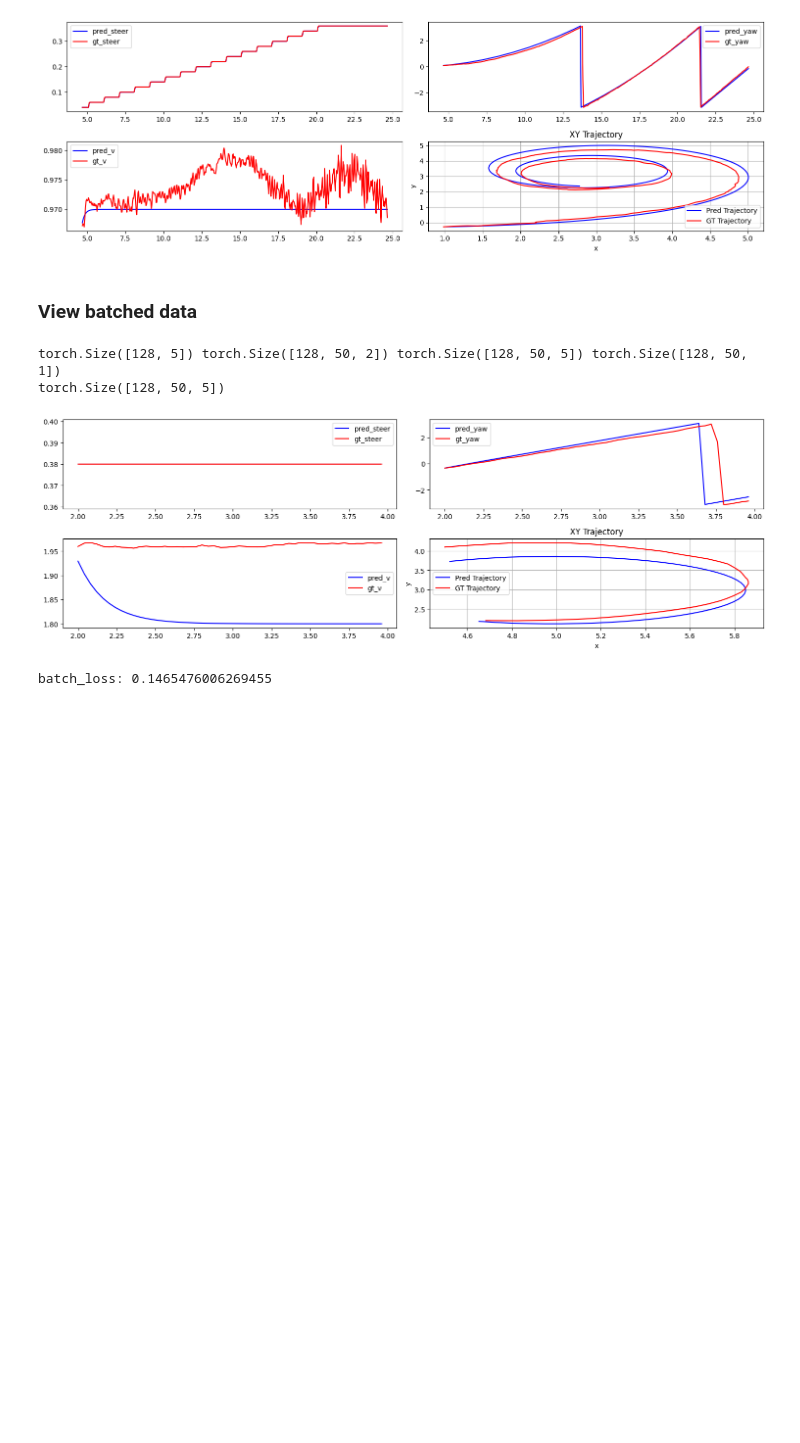
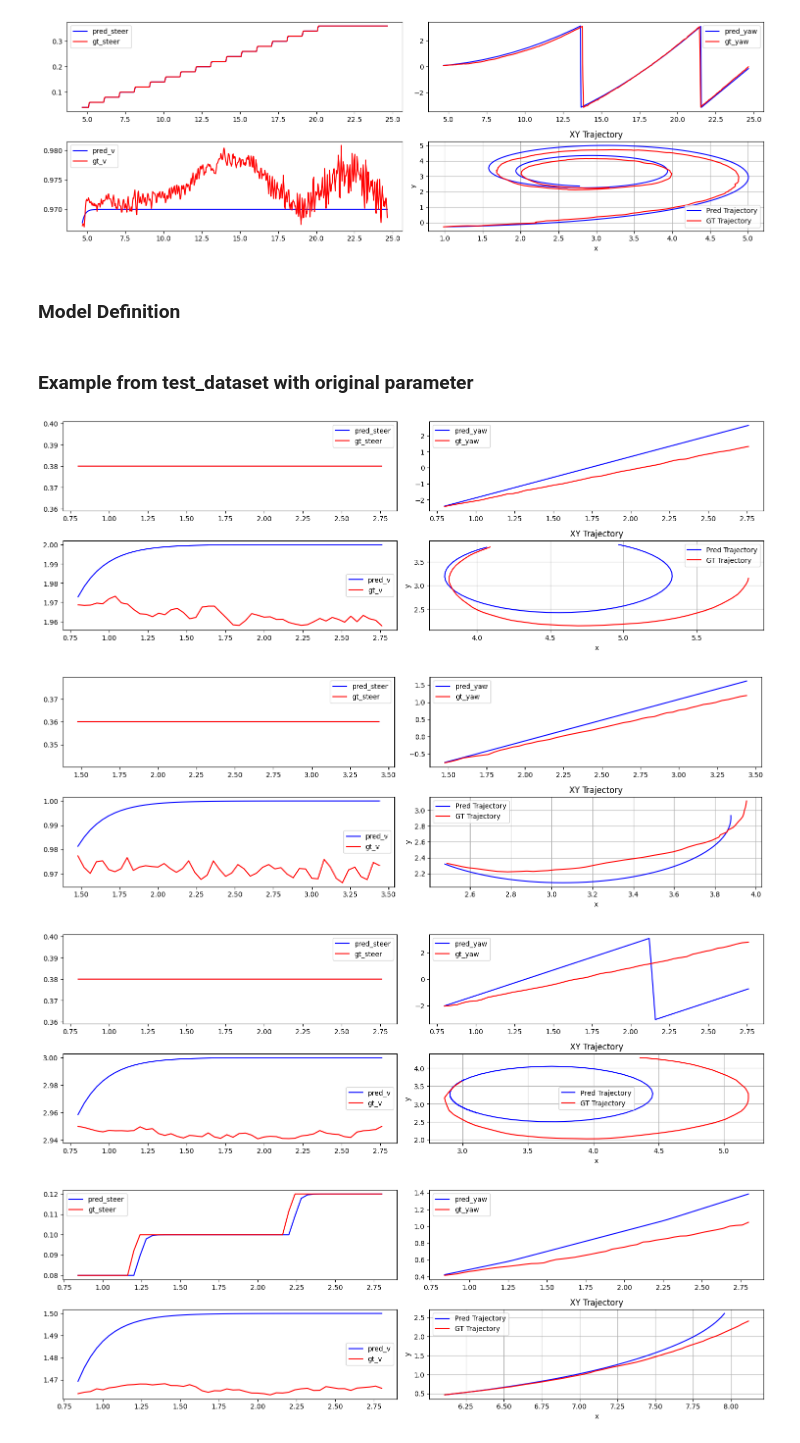
Before and after one commit to zzjun725/PIT, a Jupyter notebook: bin/kinematic_f110_fitting.ipynb, the cells around one changed output. Drawn from its saved outputs; the diff is of its cells as text; code cells hidden in the pictures; blank space fills up the shorter version.

Commit message:
debug dynamic model

```diff
--- a/bin/kinematic_f110_fitting.ipynb
+++ b/bin/kinematic_f110_fitting.ipynb
@@ -429,21 +261,54 @@ Initialized | Validation Loss: 0.601844228253825 | LR: 0.003874204890000002
 # plot_states(pred.cpu().detach().numpy(), output_states.cpu().detach().numpy(), ti, horizon=500)
 # %% [output]
 [figure]
-# %% [markdown]
-### View batched data
-# %%
-with torch.no_grad():
-    for initial, inputs, targets, timestamps in dataloader:
-        print(initial.shape, inputs.shape, targets.shape, timestamps.shape)
-        # batched_traj = integrator(kinematic_f110, initial, inputs, batched_timestamps)
-        batched_traj = rk4_integrator(initial, inputs)
-        print(batched_traj.shape)
-        plot_states(batched_traj[0].cpu().detach().numpy(), targets[0].cpu().detach().numpy(), timestamps[0].cpu().detach().numpy(), horizon=300)
-        batch_loss = kinematic_steer_loss(batched_traj, targets, params_index)
-        print(f"batch_loss: {batch_loss}")
-        break
-# %% [output]
-torch.Size([128, 5]) torch.Size([128, 50, 2]) torch.Size([128, 50, 5]) torch.Size([128, 50, 1])
-torch.Size([128, 50, 5])
-[figure, removed]
-batch_loss: 0.1465476006269455
+# %% [markdown]
+### Model Definition
+# %%
+params_index = {
+    "X": 0,
+    "Y": 1,
+    "DELTA": 2,
+    "YAW": 3,
+    "V": 4,
+    "STEER": 0,
+    "VEL": 1
+}
+kinematic_f110 = KinematicBicycle_Steer(lwb=0.31, st_delay=0.05, accel_delay=0.2, params_index=params_index).to(DEVICE)
+kinematic_f110.lwb.requires_grad = False
+kinematic_f110.steer_delay_time.requires_grad = False
+kinematic_f110.accel_delay_time.requires_grad = False
+kinematic_f110.accel_max.requires_grad = False
+kinematic_f110.accel_min.requires_grad = False
+kinematic_f110.steer_k.requires_grad = True
+kinematic_f110.steer_b.requires_grad = False
+# euler_integrator = Euler(kinematic_f110, timestep=sample_interval)
+rk4_integrator = RK4(kinematic_f110, timestep=sample_interval)
+
+
+def kinematic_steer_loss(pred, target, params_index):
+    X, Y, YAW, V = params_index["X"], params_index["Y"], params_index["YAW"], params_index["V"]
+    indices = [X, Y, V]
+    pred_selected = pred[..., indices]
+    target_selected = target[..., indices]
+    # NOTE: can not modify the varibale inplace, so yaw is regularized separately
+    regularize_yaw =  (pred[..., YAW] + math.pi) % (2 * math.pi) - math.pi
+
+    # Compute the L1 loss
+    # return torch.abs(pred_selected - target_selected).mean() + torch.abs(regularize_yaw - target[..., YAW]).mean()
+    return torch.abs(pred_selected - target_selected).mean()
+# %% [markdown]
+### Example from test_dataset with original parameter
+# %%
+with torch.no_grad():
+    val_loss = 0.0
+    for initial, inputs, targets, timestamps in test_dataloader:
+        pred_states = rk4_integrator(initial, inputs)
+        batch_val_loss = kinematic_steer_loss(pred_states, targets, params_index=params_index)
+        for i in range(len(pred_states)):
+            if i%20==0:
+                plot_states(pred_states[i].cpu().detach().numpy(), targets[i].cpu().detach().numpy(), timestamps[i].cpu().detach().numpy())
+# %% [output]
+[figure, added]
+[figure, added]
+[figure, added]
+[figure, added]
```
Also changed, not shown: parts of 19 cells of this notebook, 15 other files.
